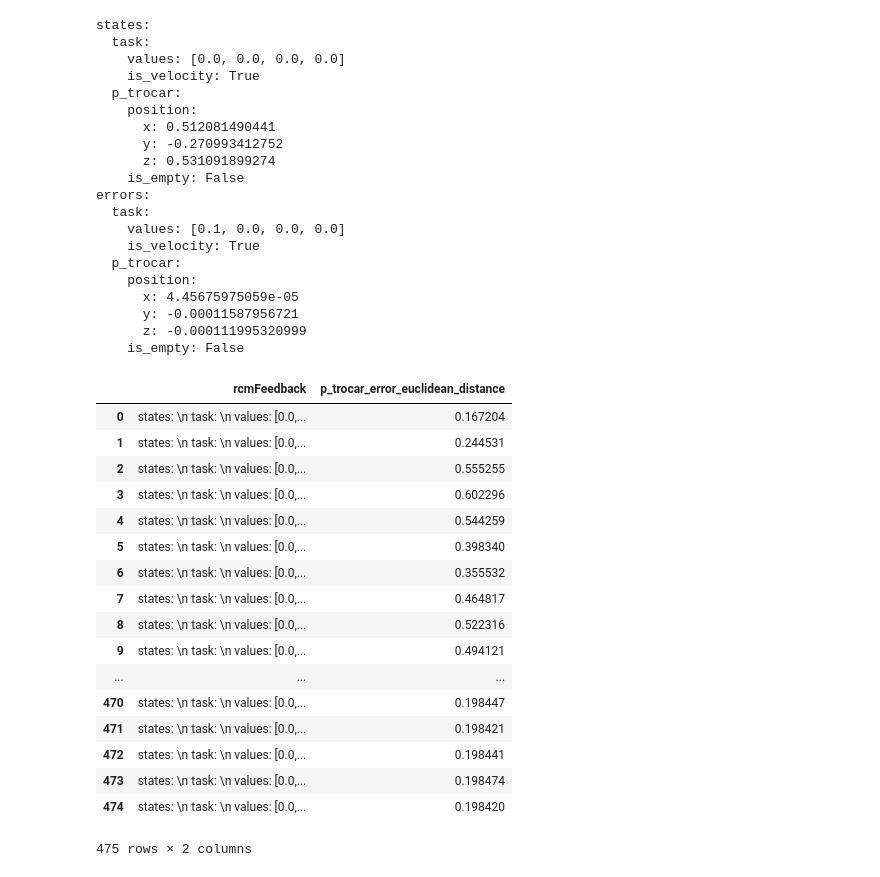
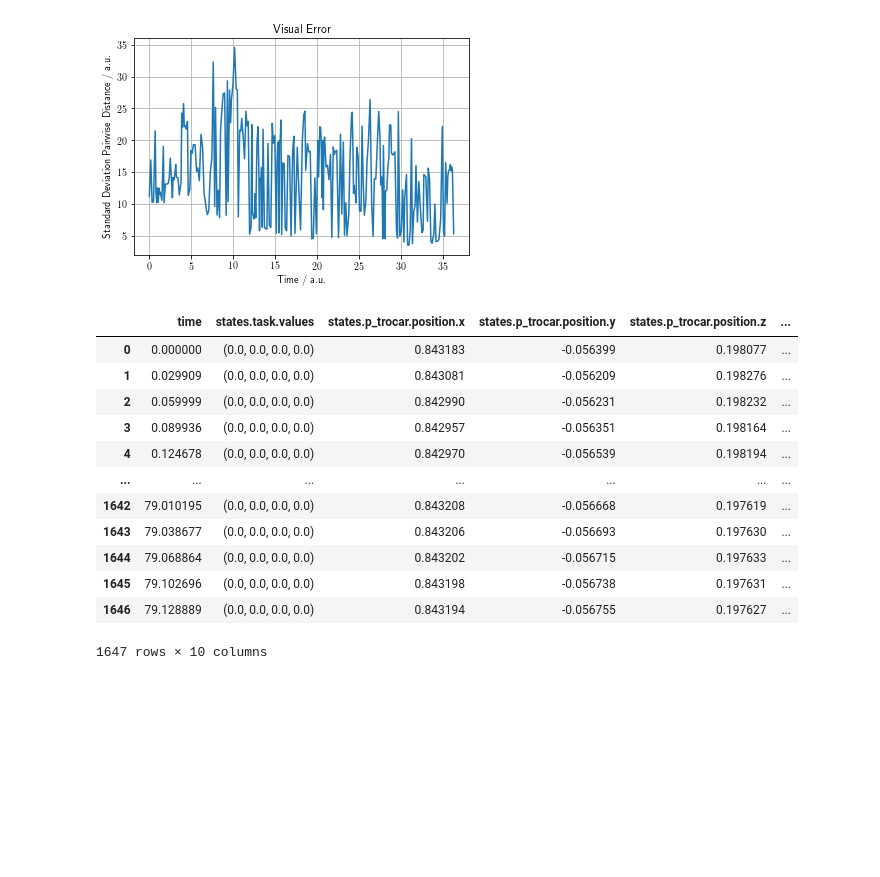
Before and after one commit to RViMLab/h_rcm_vs_ws, a Jupyter notebook: src/rcm_eval/notebooks/rcm_eval.ipynb, the cells around one changed output. Drawn from its saved outputs; the diff is of its cells as text; code cells hidden in the pictures; blank space fills up the shorter version.

```diff
--- a/src/rcm_eval/notebooks/rcm_eval.ipynb
+++ b/src/rcm_eval/notebooks/rcm_eval.ipynb
@@ -34,51 +39,36 @@ plt.savefig('visual_error.pdf')
+# %%
+plt.plot(df_pd.time, df_pd.std_pairwise_distance)
+plt.title('Visual Error')
+plt.xlabel('Time / a.u.')
+plt.ylabel('Standard Deviation Pairwise Distance / a.u.')
+plt.grid()
+plt.show()
+# plt.savefig('visual_error.pdf')
+# %% [output]
+[figure, added]
 # %%
-df_fb = pd.read_pickle('../data/h_rcm_vs_feedback.pkl')
+df_fb = pd.read_csv('../data/h_gen_endoscopy_stored_views/exports/h_rcm_vs_feedback.csv')
+df_fb.time = df_fb.time.apply(lambda x: x - df_fb.time.iloc[0])
+
 
 # compute euclidean distance on trocar position error
-df_fb['p_trocar_error_euclidean_distance'] = df_fb['rcmFeedback'].apply(
-    lambda x:
-        np.linalg.norm(np.array([x.errors.p_trocar.position.x, x.errors.p_trocar.position.y, x.errors.p_trocar.position.z])*1.e3)
+df_fb['p_trocar_error_euclidean_distance'] = np.linalg.norm(
+    np.array([df_fb['errors.p_trocar.position.x'], df_fb['errors.p_trocar.position.y'], df_fb['errors.p_trocar.position.z']])*1.e3, axis=0
 )
 
-print(df_fb['rcmFeedback'][0])
 df_fb
 # %% [output]
+|  | time | states.task.values | states.p_trocar.position.x | states.p_trocar.position.y | states.p_trocar.position.z | ... |
+| 0 | 0.000000 | (0.0, 0.0, 0.0, 0.0) | 0.843183 | -0.056399 | 0.198077 | ... |
+| 1 | 0.029909 | (0.0, 0.0, 0.0, 0.0) | 0.843081 | -0.056209 | 0.198276 | ... |
+| 2 | 0.059999 | (0.0, 0.0, 0.0, 0.0) | 0.842990 | -0.056231 | 0.198232 | ... |
+| 3 | 0.089936 | (0.0, 0.0, 0.0, 0.0) | 0.842957 | -0.056351 | 0.198164 | ... |
+| 4 | 0.124678 | (0.0, 0.0, 0.0, 0.0) | 0.842970 | -0.056539 | 0.198194 | ... |
+| ... | ... | ... | ... | ... | ... | ... |
+| 1642 | 79.010195 | (0.0, 0.0, 0.0, 0.0) | 0.843208 | -0.056668 | 0.197619 | ... |
+| 1643 | 79.038677 | (0.0, 0.0, 0.0, 0.0) | 0.843206 | -0.056693 | 0.197630 | ... |
+| 1644 | 79.068864 | (0.0, 0.0, 0.0, 0.0) | 0.843202 | -0.056715 | 0.197633 | ... |
+| 1645 | 79.102696 | (0.0, 0.0, 0.0, 0.0) | 0.843198 | -0.056738 | 0.197631 | ... |
+| 1646 | 79.128889 | (0.0, 0.0, 0.0, 0.0) | 0.843194 | -0.056755 | 0.197627 | ... |
-states:
-  task:
-    values: [0.0, 0.0, 0.0, 0.0]
-    is_velocity: True
-  p_trocar:
-    position:
-      x: 0.512081490441
-      y: -0.270993412752
-      z: 0.531091899274
-    is_empty: False
-errors:
-  task:
-    values: [0.1, 0.0, 0.0, 0.0]
-    is_velocity: True
-  p_trocar:
-    position:
-      x: 4.45675975059e-05
-      y: -0.00011587956721
-      z: -0.000111995320999
-    is_empty: False
+1647 rows × 10 columns
-|  | rcmFeedback | p_trocar_error_euclidean_distance |
-| 0 | states: \n task: \n values: [0.0,... | 0.167204 |
-| 1 | states: \n task: \n values: [0.0,... | 0.244531 |
-| 2 | states: \n task: \n values: [0.0,... | 0.555255 |
-| 3 | states: \n task: \n values: [0.0,... | 0.602296 |
-| 4 | states: \n task: \n values: [0.0,... | 0.544259 |
-| 5 | states: \n task: \n values: [0.0,... | 0.398340 |
-| 6 | states: \n task: \n values: [0.0,... | 0.355532 |
-| 7 | states: \n task: \n values: [0.0,... | 0.464817 |
-| 8 | states: \n task: \n values: [0.0,... | 0.522316 |
-| 9 | states: \n task: \n values: [0.0,... | 0.494121 |
-| ... | ... | ... |
-| 470 | states: \n task: \n values: [0.0,... | 0.198447 |
-| 471 | states: \n task: \n values: [0.0,... | 0.198421 |
-| 472 | states: \n task: \n values: [0.0,... | 0.198441 |
-| 473 | states: \n task: \n values: [0.0,... | 0.198474 |
-| 474 | states: \n task: \n values: [0.0,... | 0.198420 |
-475 rows × 2 columns
 # %%
```
Also changed, not shown: parts of 13 cells of this notebook.
